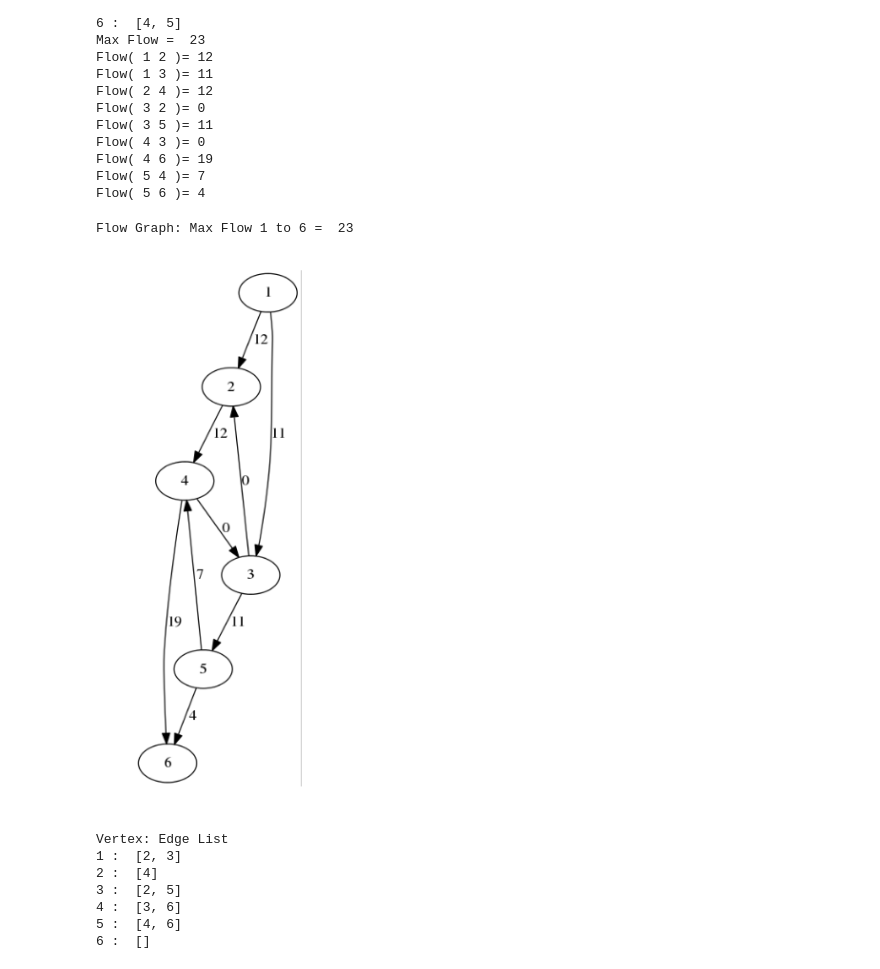
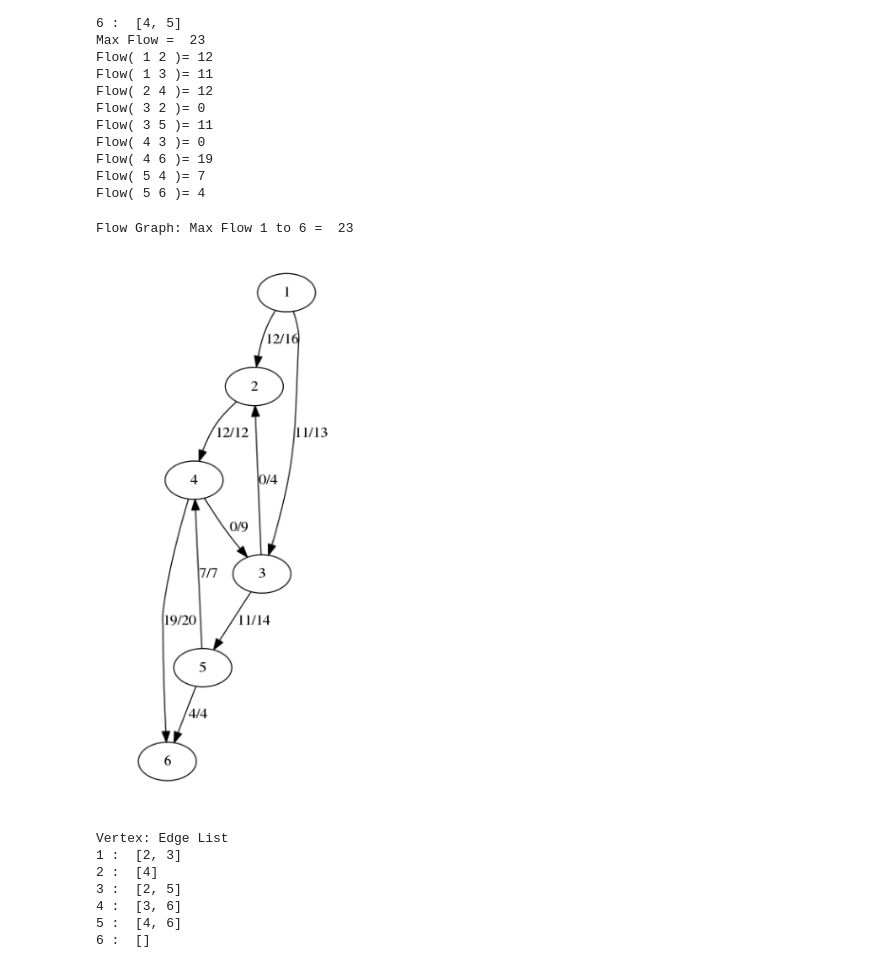
Before and after one commit to CarlosReyes1/c2017Fall, a Jupyter notebook: c174f17/Graphs.ipynb, the cells around one changed output. Drawn from its saved outputs; the diff is of its cells as text; code cells hidden in the pictures.

Commit message:
Graph w/ Flow

```diff
--- a/c174f17/Graphs.ipynb
+++ b/c174f17/Graphs.ipynb
@@ -472,11 +472,13 @@ Vertex: Distance [Path]
 # %%
 GraphIt(Vaug, Eaug, Waug)
 Wflow={}
+WflowStr={}
 print "Max Flow = ", sum([Waug[(sink,v)] for v in Eaug.get(sink,[]) ])
 for u in E:
     for v in E.get(u,[]):
         print "Flow(",u,v,")=", Waug[(v,u)]
         Wflow[(u,v)]=Waug[(v,u)]
+        WflowStr[(u,v)]=str(Waug[(v,u)])+"/"+str(w[(u,v)])
 # %% [output]
 [figure]
 Vertex: Edge List
@@ -498,10 +500,10 @@ Flow( 5 4 )= 7
 Flow( 5 6 )= 4
 # %%
 print "Flow Graph: Max Flow 1 to 6 = ", sum([Wflow[(source,v)] for v in E.get(source,[]) ])
-GraphIt(V, E, Wflow)
+GraphIt(V, E, WflowStr)
 # %% [output]
 Flow Graph: Max Flow 1 to 6 =  23
-[figure, old version]
+[figure, new version]
 Vertex: Edge List
 1 :  [2, 3]
 2 :  [4]
```
Also changed, not shown: 2 other files.
